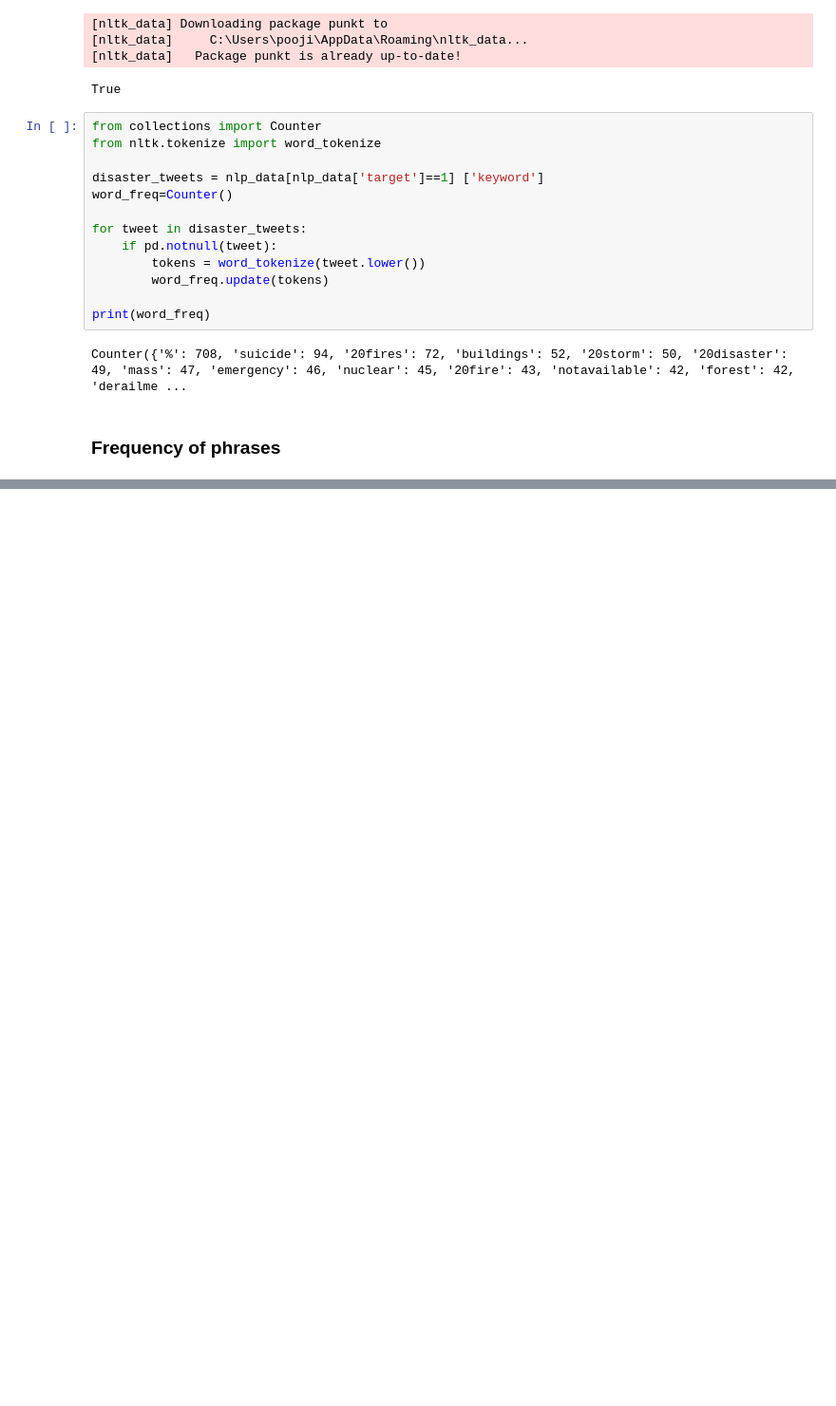
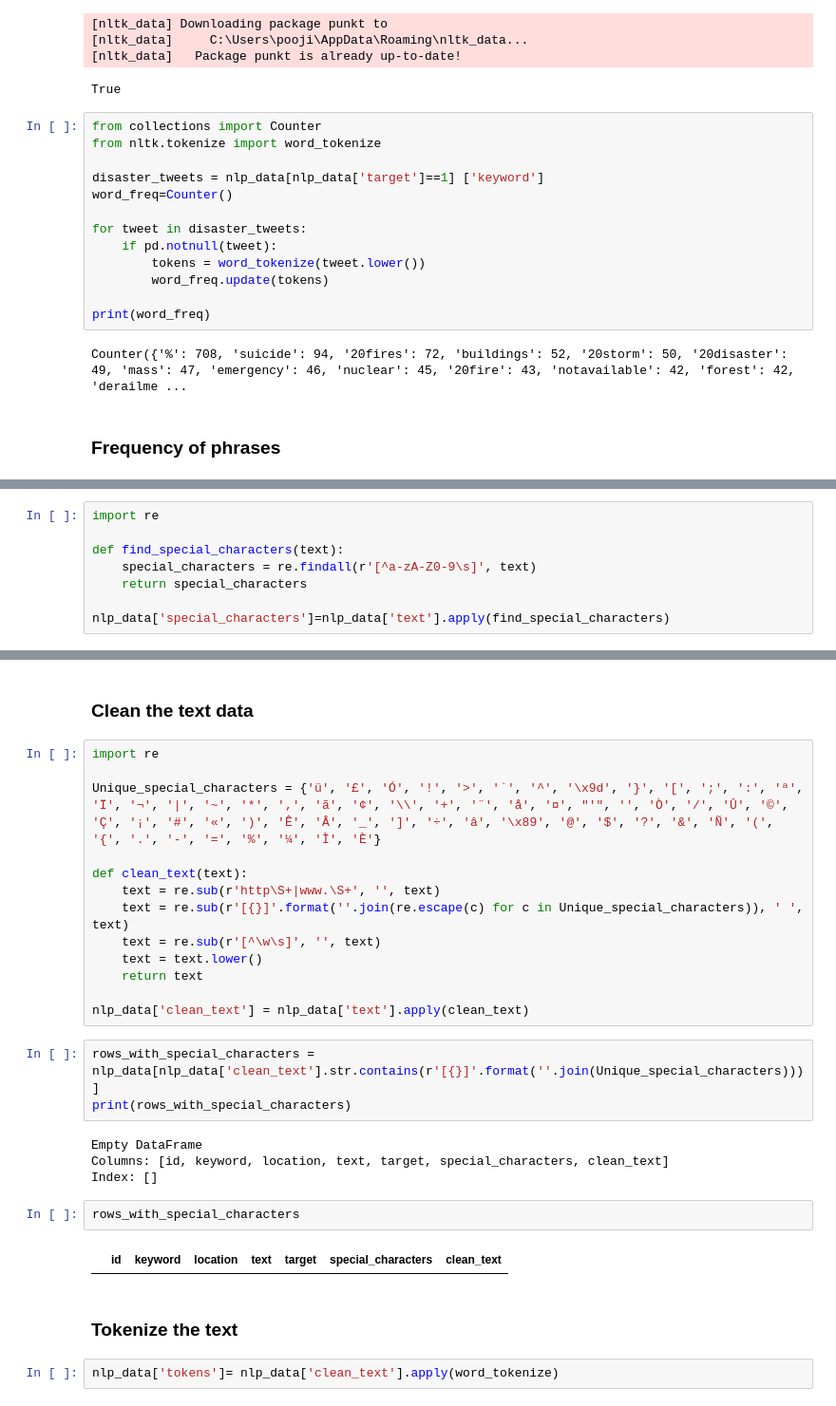
Before and after one commit to Hemamagam/Project-7-NLP-Project-for-Disaster-Tweet-Classification, a Jupyter notebook: Task1- Data Exploration & Preparation.ipynb, the cells around one changed output, grey strips where cells are left out. Shown: that part at 95% size. Saved outputs shown, nothing was run; the diff lists cells and outputs as text; blank space fills up the shorter version.

```diff
--- a/Task1- Data Exploration & Preparation.ipynb
+++ b/Task1- Data Exploration & Preparation.ipynb
@@ -182,0 +211,8 @@ f o r e s t : 42
+# %%
+import re
+
+def find_special_characters(text):
+    special_characters = re.findall(r'[^a-zA-Z0-9\s]', text)
+    return special_characters
+
+nlp_data['special_characters']=nlp_data['text'].apply(find_special_characters)
@@ -182,0 +242,30 @@ f o r e s t : 42
+# %% [markdown]
+### Clean the text data
+# %%
+import re
+
+Unique_special_characters = {'ü', '£', 'Ó', '!', '>', '`', '^', '\x9d', '}', '[', ';', ':', 'ª', 'Ï', '¬', '|', '~', '*', ',', 'ã', '¢', '\\', '+', '¨', 'å', '¤', "'", '', 'Ò', '/', 'Û', '©', 'Ç', '¡', '#', '«', ')', 'Ê', 'Â', '_', ']', '÷', 'â', '\x89', '@', '$', '?', '&', 'Ñ', '(', '{', '.', '-', '=', '%', '¼', 'Ì', 'È'}
+
+def clean_text(text):
+    text = re.sub(r'http\S+|www.\S+', '', text)
+    text = re.sub(r'[{}]'.format(''.join(re.escape(c) for c in Unique_special_characters)), ' ', text)
+    text = re.sub(r'[^\w\s]', '', text)
+    text = text.lower()
+    return text
+
+nlp_data['clean_text'] = nlp_data['text'].apply(clean_text)
+# %%
+rows_with_special_characters = nlp_data[nlp_data['clean_text'].str.contains(r'[{}]'.format(''.join(Unique_special_characters)))]
+print(rows_with_special_characters)
+# %% [output]
+Empty DataFrame
+Columns: [id, keyword, location, text, target, special_characters, clean_text]
+Index: []
+# %%
+rows_with_special_characters
+# %% [output]
+|  | id | keyword | location | text | target | special_characters | clean_text |
+# %% [markdown]
+### Tokenize the text
+# %%
+nlp_data['tokens']= nlp_data['clean_text'].apply(word_tokenize)
```
Also changed, not shown: parts of 6 cells of this notebook.
